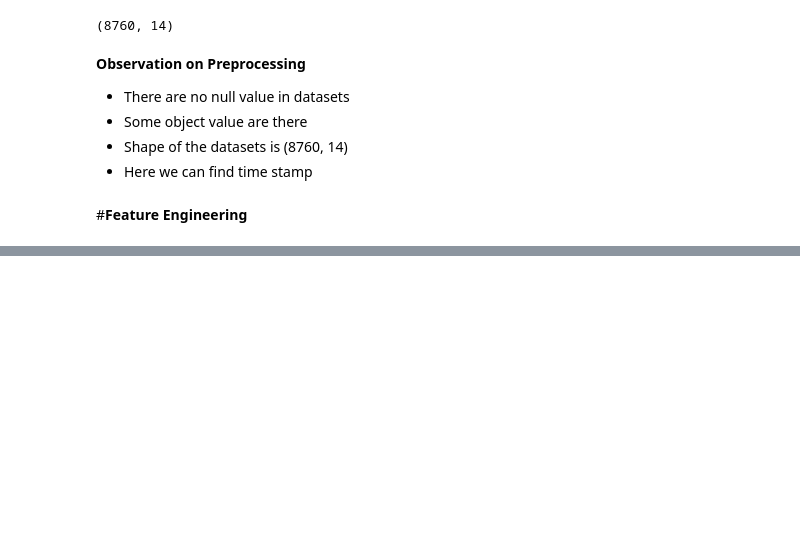
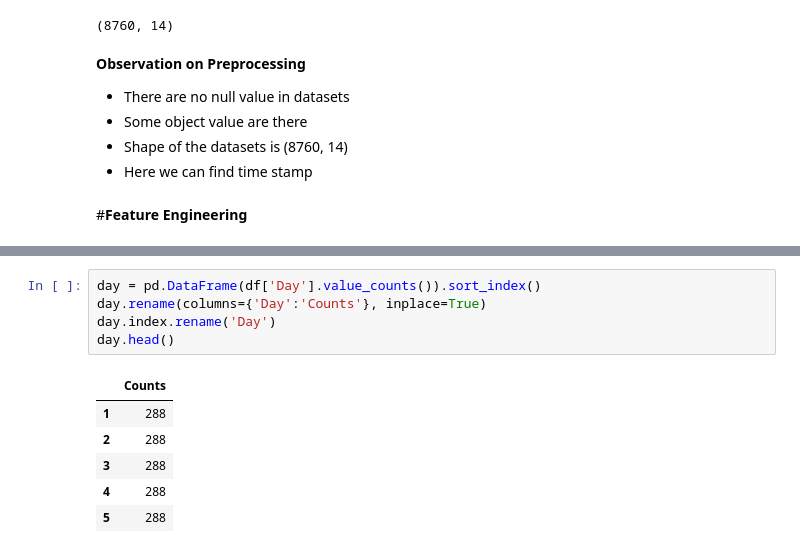
Before and after one commit to Mmbsaksd/Seoul-Bike-Sharing-Demand-Prediction, a Jupyter notebook: Bike_Sharing_Demand_Prediction_Capstone_Project.ipynb, the cells around one changed output, grey strips where cells are left out. Drawn from its saved outputs; the diff is of its cells as text; blank space fills up the shorter version.

```diff
--- a/Bike_Sharing_Demand_Prediction_Capstone_Project.ipynb
+++ b/Bike_Sharing_Demand_Prediction_Capstone_Project.ipynb
@@ -164,0 +132,12 @@ TypeError: ignored
+# %%
+day = pd.DataFrame(df['Day'].value_counts()).sort_index()
+day.rename(columns={'Day':'Counts'}, inplace=True)
+day.index.rename('Day')
+day.head()
+# %% [output]
+|  | Counts |
+| 1 | 288 |
+| 2 | 288 |
+| 3 | 288 |
+| 4 | 288 |
+| 5 | 288 |
```
Also changed, not shown: parts of 8 cells of this notebook.
